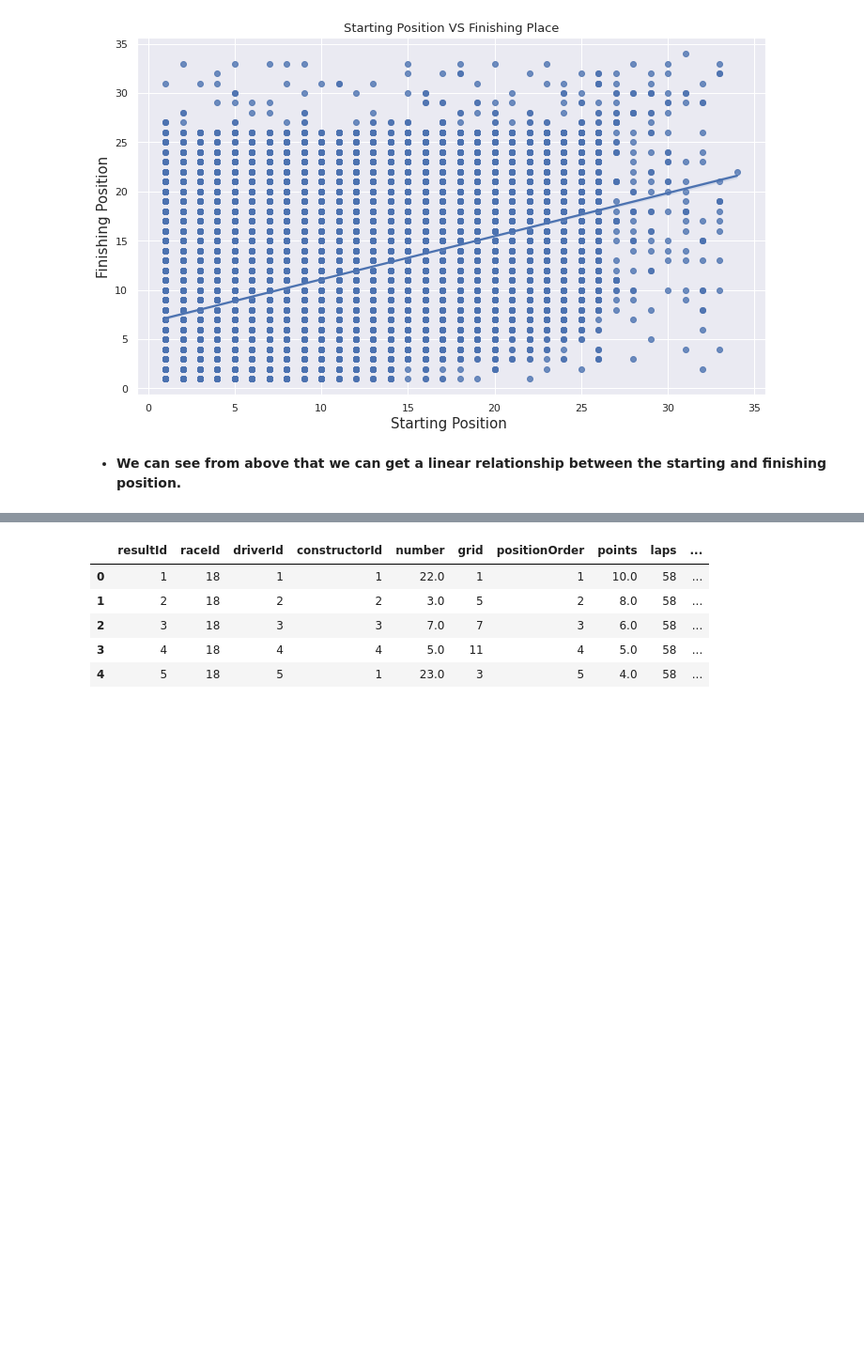
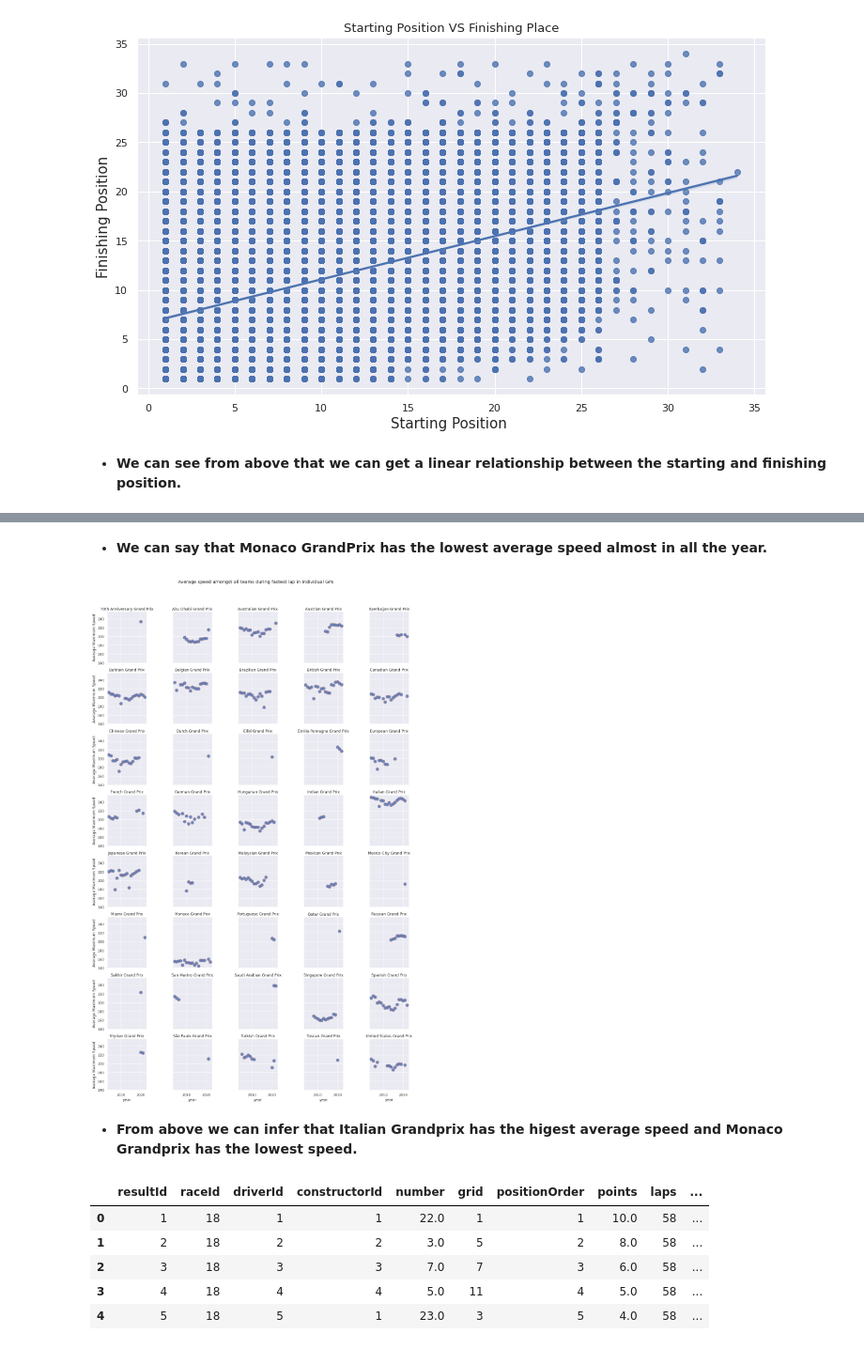
Before and after one commit to Kousikdutta1/Formula-1-Data-Analysis, a Jupyter notebook: Formula_1_Exploratory_Data_Analysis.ipynb, the cells around one changed output, grey strips where cells are left out. Shown: that part at 94% size. Drawn from its saved outputs; the diff is of its cells as text; code cells hidden in the pictures; blank space fills up the shorter version.

```diff
--- a/Formula_1_Exploratory_Data_Analysis.ipynb
+++ b/Formula_1_Exploratory_Data_Analysis.ipynb
@@ -654,3 +654,8 @@ plt.show()
 [figure]
 # %% [markdown]
 * **We can see from above that we can get a linear relationship between the starting and finishing position.**
+# %%
+# Let's try to find the speed distribution among all the grandprix
+
+f1df_speed = f1df[f1df['year']> 2000]
+f1_speed = f1df_speed.groupby(['grand_prix','year'])['maximum_speed'].mean().to_frame().reset_index()
@@ -657,3 +708,20 @@ plt.show()
+# %% [markdown]
+* **We can say that Monaco GrandPrix has the lowest average speed almost in all the year.**
+# %%
+# Let's visualize the speed distribution among all the grandprix
+
+speed = sns.FacetGrid(data = f1_speed, col = 'grand_prix', col_wrap = 5);
+speed.map (plt.scatter, 'year', 'maximum_speed', alpha = 0.8, edgecolor = 'r', linewidth = 0.6, s = 100);
+speed.set_titles("{col_name}")
+speed.set_xlabels('year')
+speed.set_ylabels("Average Maximum Speed")
+plt.subplots_adjust(top = 0.92)
+speed.fig.suptitle('Average speed amongst all teams during fastest lap in individual GPs')
+plt.show();
+# %% [output]
+[figure, added]
+# %% [markdown]
+* **From above we can infer that Italian Grandprix has the higest average speed and Monaco Grandprix has the lowest speed.**
 # %%
 f1df.head()
 # %% [output]
```
Also changed, not shown: parts of 5 cells of this notebook.
